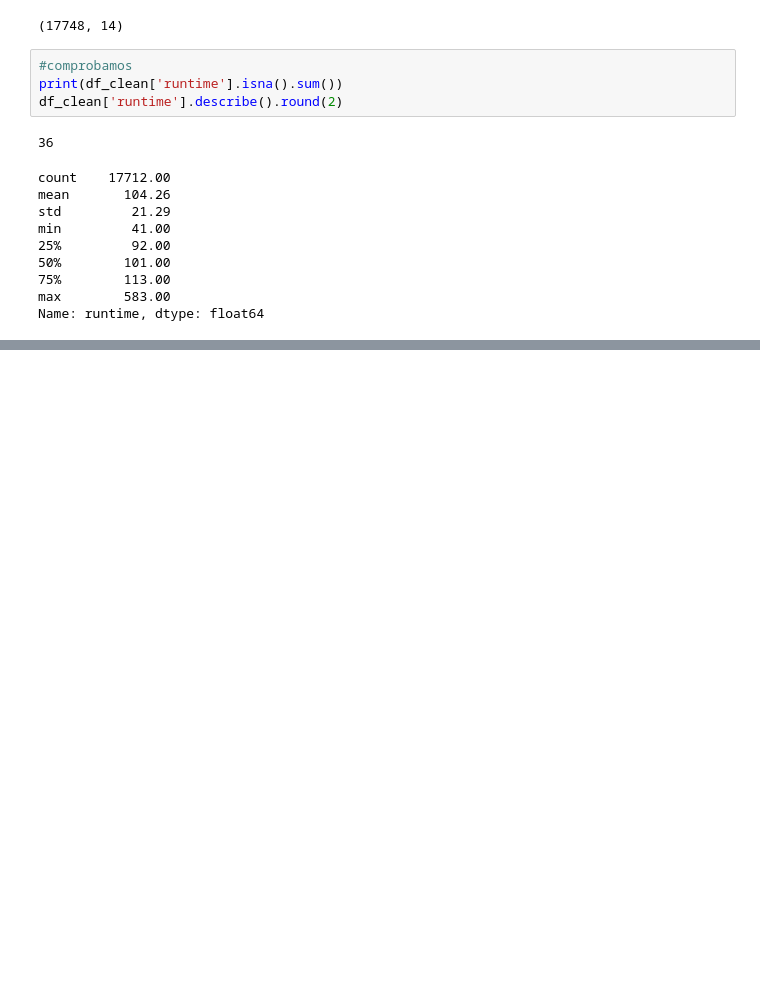
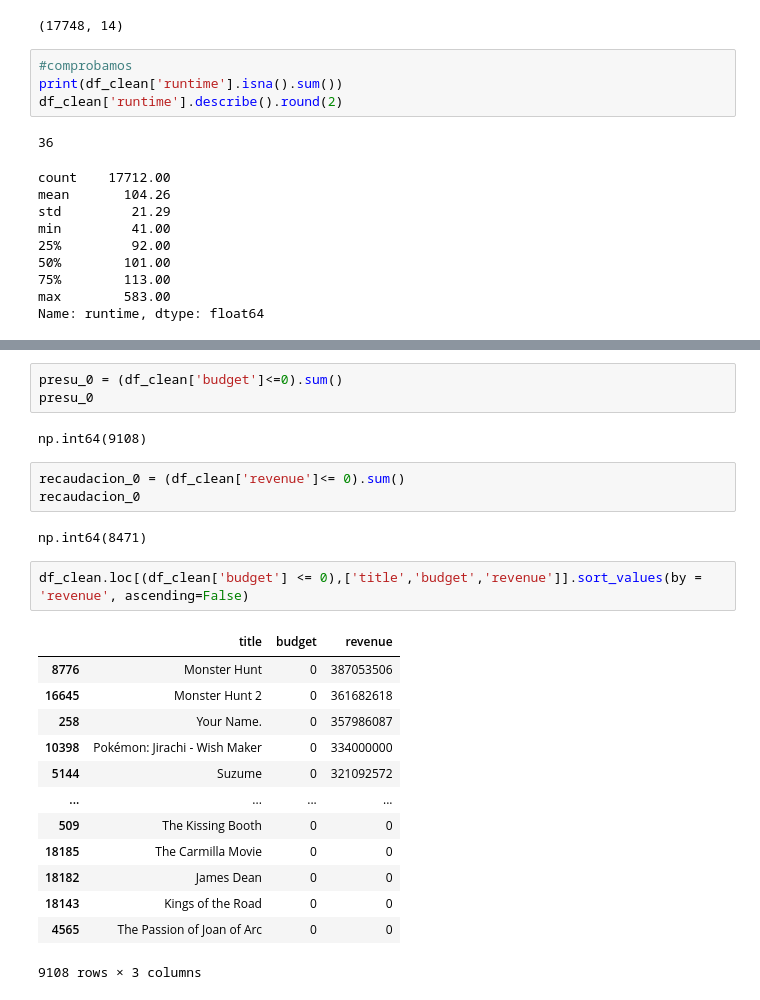
Before and after one commit to AdamTR93/MASTER_thePower_Data_Analytics, a Jupyter notebook: 5.PROYECTO_FINAL/proyecto_EDA_cine/notebooks/analisis_preliminar.ipynb, the cells around one changed output, grey strips where cells are left out. Saved outputs shown, nothing was run; the diff lists cells and outputs as text; blank space fills up the shorter version.

```diff
--- a/5.PROYECTO_FINAL/proyecto_EDA_cine/notebooks/analisis_preliminar.ipynb
+++ b/5.PROYECTO_FINAL/proyecto_EDA_cine/notebooks/analisis_preliminar.ipynb
@@ -459,0 +507,26 @@ En el extremo superior, la mayoría de las películas más largas son largometra
+# %%
+presu_0 = (df_clean['budget']<=0).sum()
+presu_0
+# %% [output]
+np.int64(9108)
+# %%
+recaudacion_0 = (df_clean['revenue']<= 0).sum()
+recaudacion_0
+# %% [output]
+np.int64(8471)
+# %%
+df_clean.loc[(df_clean['budget'] <= 0),['title','budget','revenue']].sort_values(by = 'revenue', ascending=False)
+# %% [output]
+|  | title | budget | revenue |
+| 8776 | Monster Hunt | 0 | 387053506 |
+| 16645 | Monster Hunt 2 | 0 | 361682618 |
+| 258 | Your Name. | 0 | 357986087 |
+| 10398 | Pokémon: Jirachi - Wish Maker | 0 | 334000000 |
+| 5144 | Suzume | 0 | 321092572 |
+| ... | ... | ... | ... |
+| 509 | The Kissing Booth | 0 | 0 |
+| 18185 | The Carmilla Movie | 0 | 0 |
+| 18182 | James Dean | 0 | 0 |
+| 18143 | Kings of the Road | 0 | 0 |
+| 4565 | The Passion of Joan of Arc | 0 | 0 |
+9108 rows × 3 columns
```
Also changed, not shown: parts of 29 cells of this notebook.
